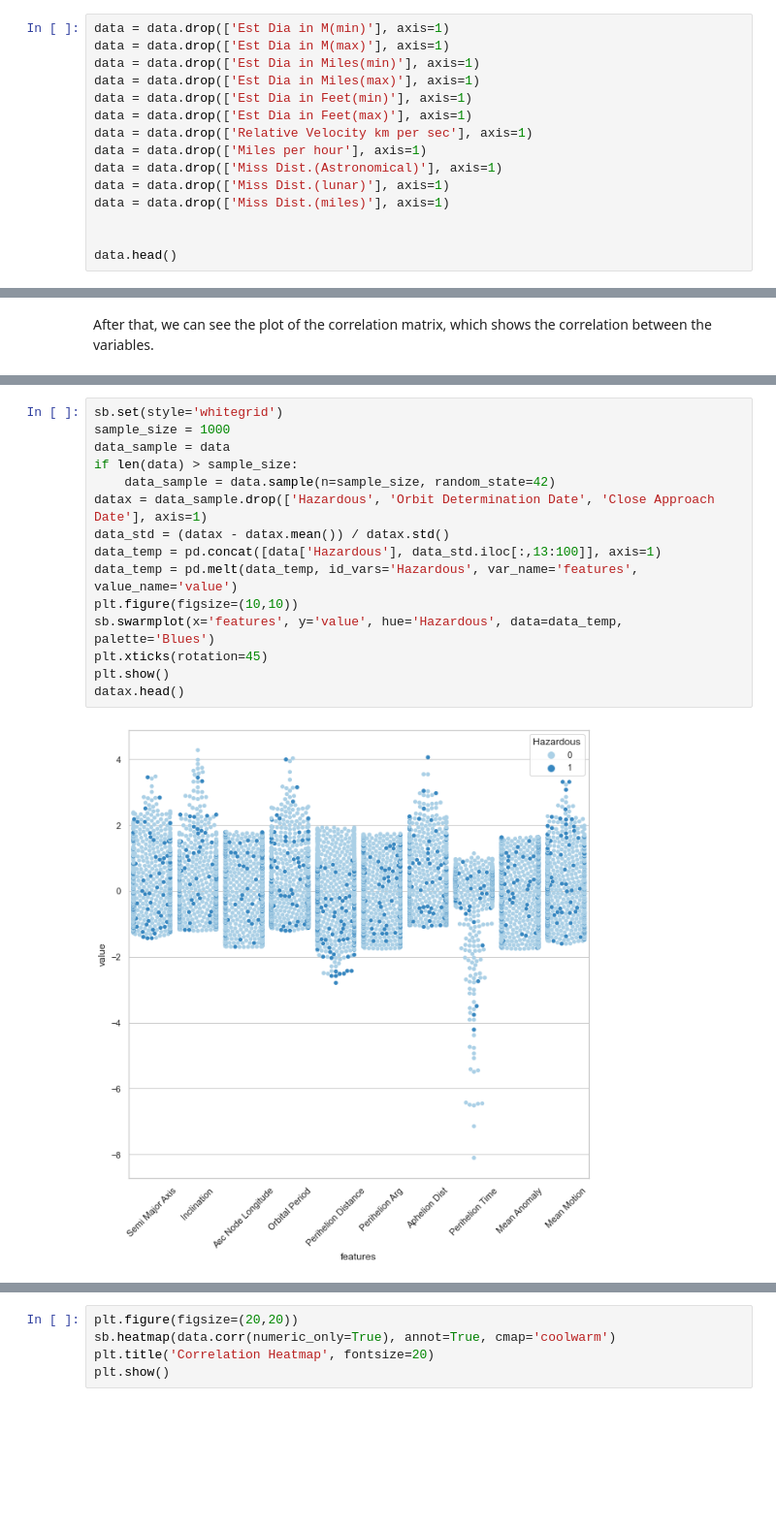
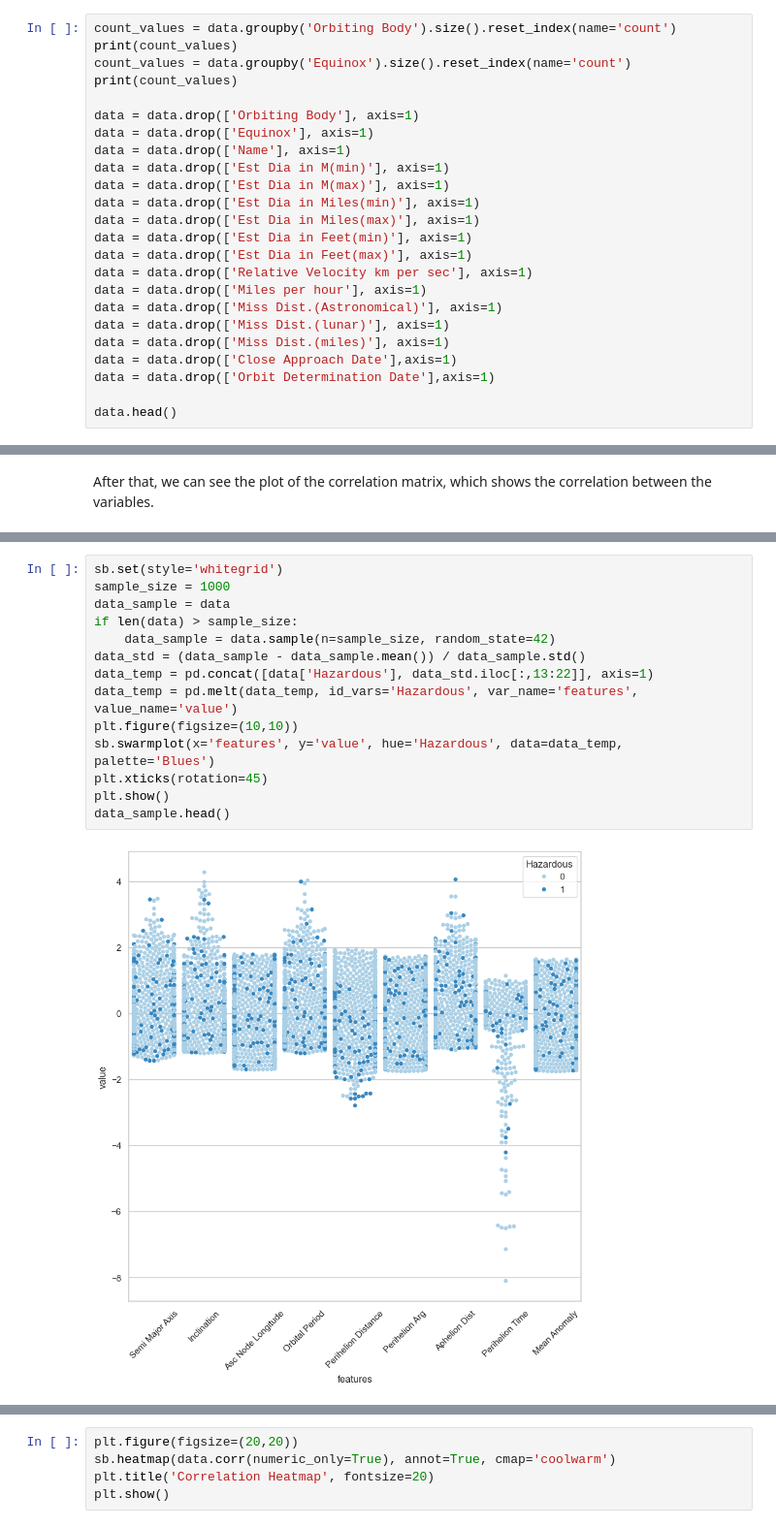
Before and after one commit to francis802/NASA-Asteroids, a Jupyter notebook: Project_3LEIC07_GA2_70.ipynb, the cells around one changed output, grey strips where cells are left out. Shown at 97% size. Cells and saved outputs as stored; diff of their text form; blank space fills up the shorter version.

```diff
--- a/Project_3LEIC07_GA2_70.ipynb
+++ b/Project_3LEIC07_GA2_70.ipynb
@@ -168,4 +148,12 @@ We decide keep the Km measure and remove the others.
 # %%
+count_values = data.groupby('Orbiting Body').size().reset_index(name='count')
+print(count_values)
+count_values = data.groupby('Equinox').size().reset_index(name='count')
+print(count_values)
+
+data = data.drop(['Orbiting Body'], axis=1)
+data = data.drop(['Equinox'], axis=1)
+data = data.drop(['Name'], axis=1)
 data = data.drop(['Est Dia in M(min)'], axis=1)
 data = data.drop(['Est Dia in M(max)'], axis=1)
 data = data.drop(['Est Dia in Miles(min)'], axis=1)
@@ -177,7 +165,8 @@ data = data.drop(['Miles per hour'], axis=1)
 data = data.drop(['Miss Dist.(Astronomical)'], axis=1)
 data = data.drop(['Miss Dist.(lunar)'], axis=1)
 data = data.drop(['Miss Dist.(miles)'], axis=1)
-
+data = data.drop(['Close Approach Date'],axis=1)
+data = data.drop(['Orbit Determination Date'],axis=1)
 
 data.head()
 # %% [output]
@@ -268,20 +262,19 @@ plt.show()
 # %%
 sb.set(style='whitegrid')
 sample_size = 1000
 data_sample = data
 if len(data) > sample_size:
     data_sample = data.sample(n=sample_size, random_state=42)
-datax = data_sample.drop(['Hazardous', 'Orbit Determination Date', 'Close Approach Date'], axis=1)
-data_std = (datax - datax.mean()) / datax.std()
-data_temp = pd.concat([data['Hazardous'], data_std.iloc[:,13:100]], axis=1)
+data_std = (data_sample - data_sample.mean()) / data_sample.std()
+data_temp = pd.concat([data['Hazardous'], data_std.iloc[:,13:22]], axis=1)
 data_temp = pd.melt(data_temp, id_vars='Hazardous', var_name='features', value_name='value')
 plt.figure(figsize=(10,10))
 sb.swarmplot(x='features', y='value', hue='Hazardous', data=data_temp, palette='Blues')
 plt.xticks(rotation=45)
 plt.show()
-datax.head()
+data_sample.head()
 # %% [output]
-[figure, old version]
+[figure, new version]
 |  | Neo Reference ID | Absolute Magnitude | Est Dia in KM(min) | Est Dia in KM(max) | Epoch Date Close Approach | ... |
 | 3804 | 2490581 | 20.4 | 0.221083 | 0.494356 | 1389772800000 | ... |
 | 4680 | 3608620 | 23.6 | 0.050647 | 0.113250 | 1473318000000 | ... |
```
Also changed, not shown: parts of 32 cells of this notebook.
